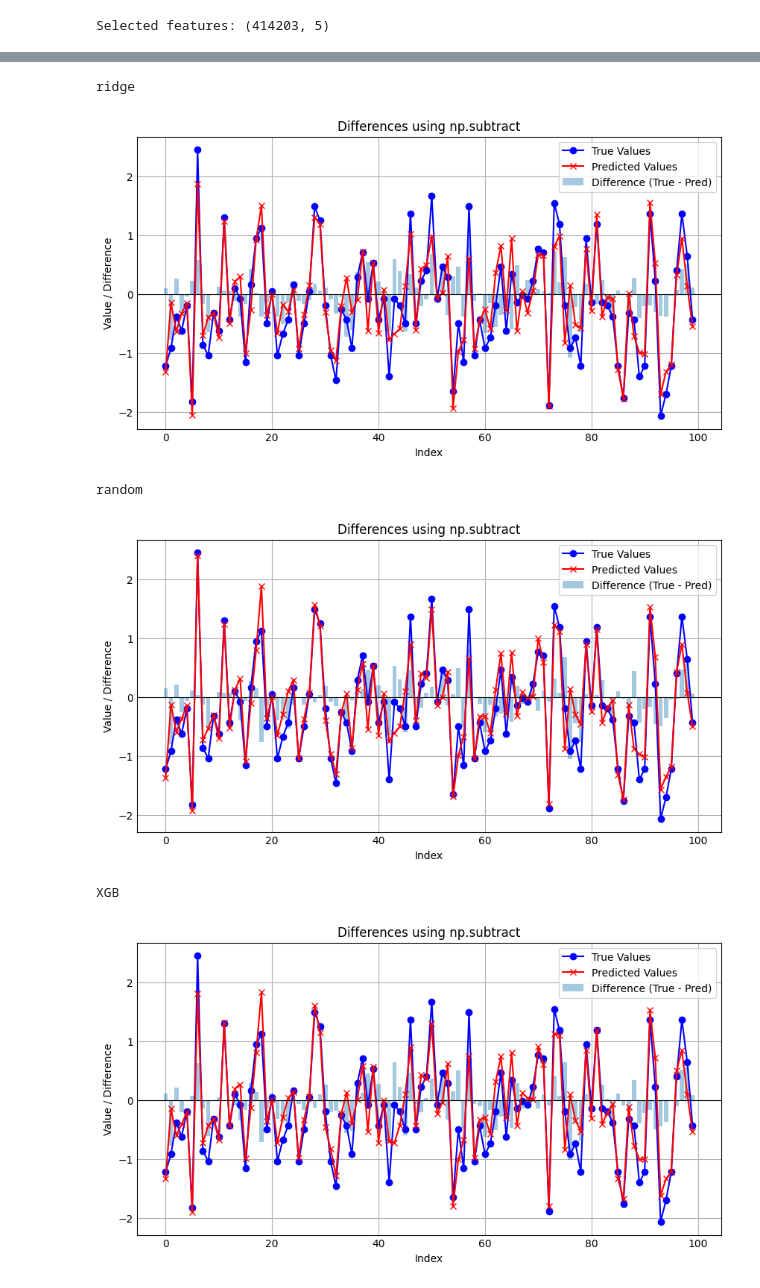
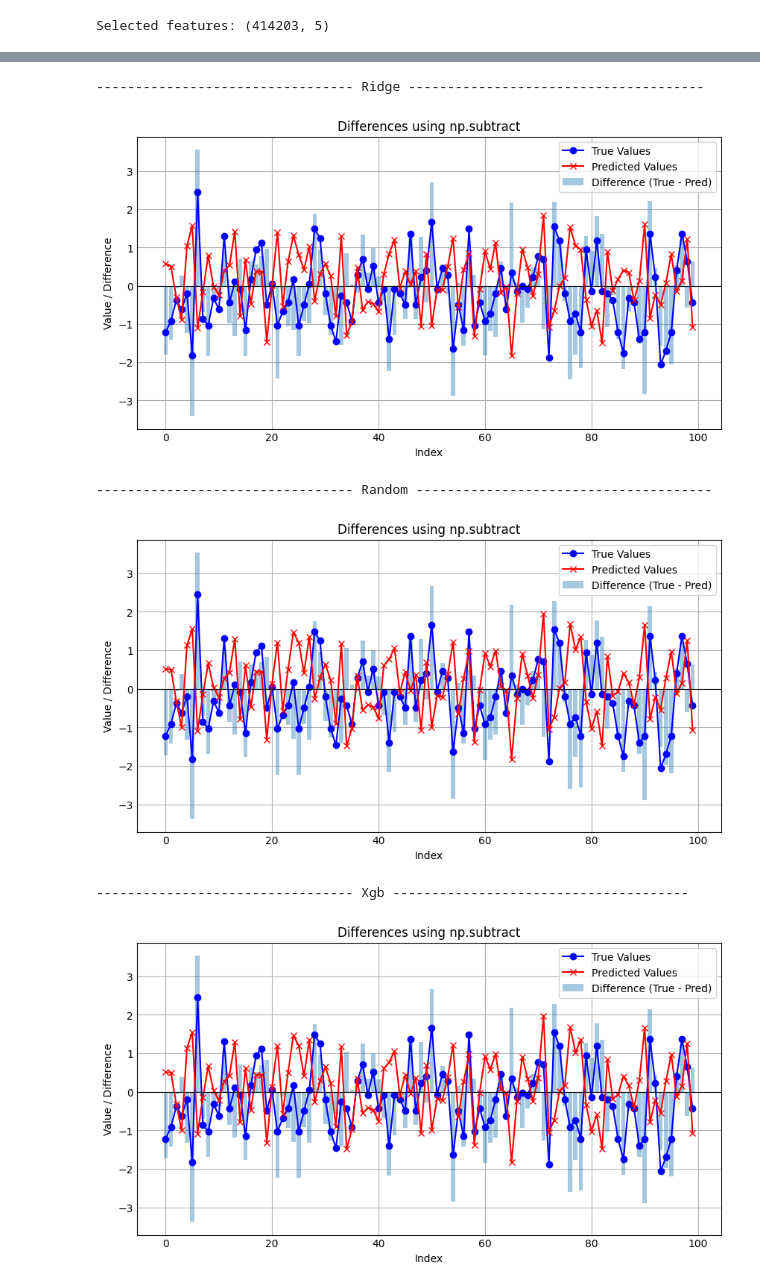
Before and after one commit to Santyamaya98/AI_and_MachineL_projects, a Jupyter notebook: road-accident.ipynb, the cells around one changed output, grey strips where cells are left out. Drawn from its saved outputs; the diff is of its cells as text; code cells hidden in the pictures.

```diff
--- a/road-accident.ipynb
+++ b/road-accident.ipynb
@@ -570,7 +558,7 @@ Mean MSE: 0.1152
 Mean R²:  0.8848
 # %%
 import xgboost
-params = {'objective': 'reg:squarederror','n_estimators': 100,'learning_rate': 0.1,'max_depth': 3,'random_state': 42}
+params = {'objective': 'reg:squarederror','n_estimators': 1000,'learning_rate': 0.01,'max_depth': 100,'random_state': 42}
 xgb = xgboost.XGBRegressor(**params)
-mse_list, r2_list, xgb_model ,y_hat = k_fold_func(xgb, X_reduced, y_np)
+xgb_models = k_fold_func(xgb, X_reduced, y_np)
 # %% [output]
@@ -591,0 +627,13 @@ y_hat_xgb_test = xgb_model.predict(test_reduced)
+# %%
+ridge_x_test = ridge_model.predict(X_test_reduced)
+ridge_x_1_test = ridge_model_1.predict(X_test_reduced)
+ridge_x_2_test = ridge_model_2.predict(X_test_reduced)
+ridge_x_3_test = ridge_model_3.predict(X_test_reduced)
+random_model_x_test = random_model.predict(X_test_reduced)
+random_model_x_1_test = random_model_1.predict(X_test_reduced)
+random_model_x_2_test = random_model_2.predict(X_test_reduced)
+random_model_x_3_test = random_model_3.predict(X_test_reduced)
+xgb_model_x_test =  xgb_model.predict(X_test_reduced)
+xgb_model_x_1_test = xgb_model_1.predict(X_test_reduced)
+xgb_model_x_2_test = xgb_model_2.predict(X_test_reduced)
+xgb_model_x_3_test = xgb_model_3.predict(X_test_reduced)
@@ -591,0 +653,8 @@ y_hat_xgb_test = xgb_model.predict(test_reduced)
+# %%
+X_meta = np.column_stack([X_reduced,ridge_x, ridge_x_1, ridge_x_2, ridge_x_3,
+                         random_model_x, random_model_x_1, random_model_x_2, random_model_x_3,
+                         xgb_model_x, xgb_model_x_1, xgb_model_x_2, xgb_model_x_3])
+
+X_meta_test = np.column_stack([X_test_reduced, ridge_x_test, ridge_x_1_test, ridge_x_2_test, ridge_x_3_test,
+                         random_model_x_test, random_model_x_1_test, random_model_x_2_test, random_model_x_3_test,
+                         xgb_model_x_test, xgb_model_x_1_test, xgb_model_x_2_test, xgb_model_x_3_test])
@@ -591,0 +742,3 @@ y_hat_xgb_test = xgb_model.predict(test_reduced)
+# %%
+y_hat_nn_validation = nn_meta_model.predict(X_meta_test).flatten()
+y_hat_nn_test =  scaler_y.inverse_transform(nn_meta_model.predict(test_meta))
@@ -592,14 +748,19 @@ y_hat_xgb_test = xgb_model.predict(test_reduced)
 # %%
-print('ridge')
-differens(y_test_np[:100], y_hat_ridge_validation[:100].reshape(-1, 1))
-print('random')
-differens(y_test_np[:100], y_hat_random_validation[:100].reshape(-1,1))
-print('XGB')
-differens(y_test_np[:100],y_hat_xgb_validation[:100].reshape(-1,1))
+print('--------------------------------- Ridge --------------------------------------')
+differens(y_test_np[:100],y_pred[:100].reshape(-1,1))
+
+print('--------------------------------- Random --------------------------------------')
+differens(y_test_np[:100],y_pred_random[:100].reshape(-1,1))
+
+print('--------------------------------- Xgb --------------------------------------')
+differens(y_test_np[:100],y_pred_xgb[:100].reshape(-1,1))
+
+print('--------------------------------- NN --------------------------------------')
+differens(y_test_np[:100],y_hat_nn_validation[:100].reshape(-1,1))
 # %% [output]
-ridge
+--------------------------------- Ridge --------------------------------------
-[figure, old version]
+[figure, new version]
-random
+--------------------------------- Random --------------------------------------
-[figure, old version]
+[figure, new version]
-XGB
+--------------------------------- Xgb --------------------------------------
-[figure, old version]
+[figure, new version]
```
Also changed, not shown: parts of 34 cells of this notebook.
